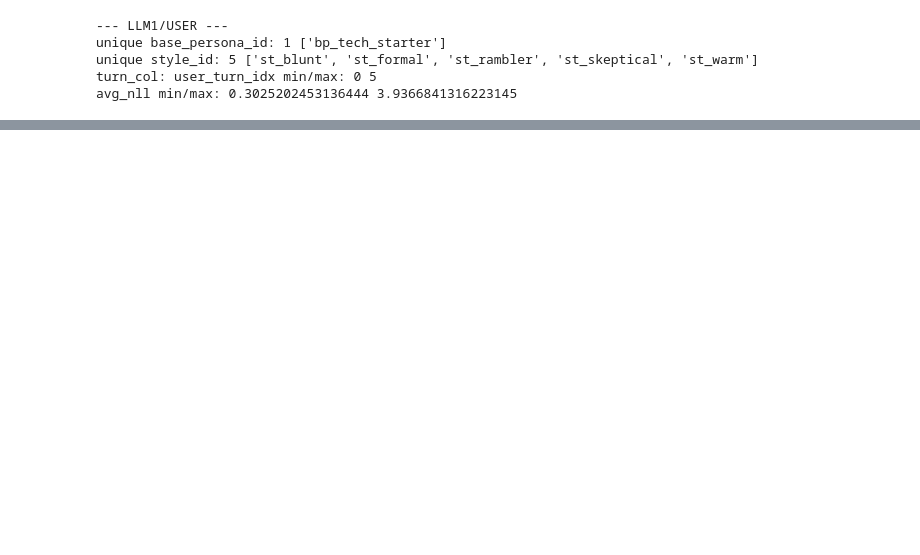
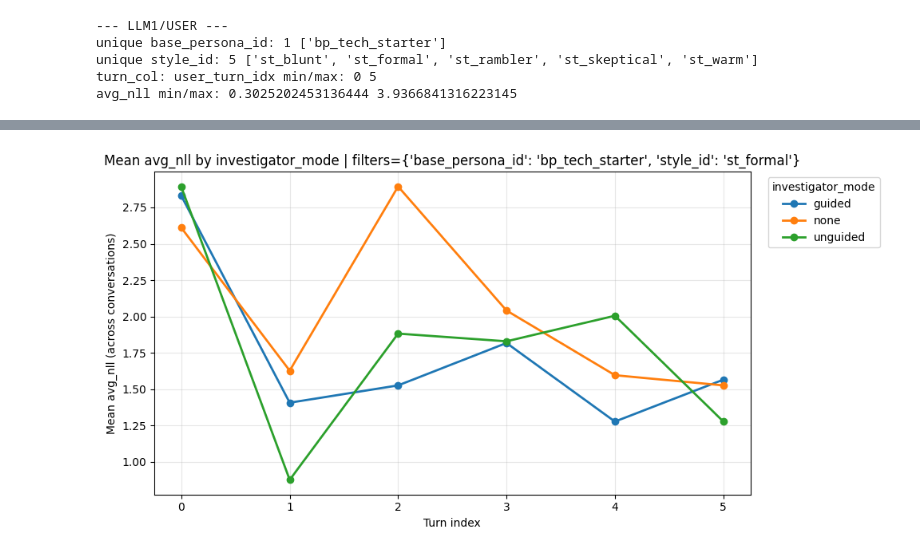
Before and after one commit to emmacristinamora/llm-wm, a Jupyter notebook: llm-vs-llm/notebooks/01_plot_nll_by_turn.ipynb, the cells around one changed output, grey strips where cells are left out. Saved outputs shown, nothing was run; the diff lists cells and outputs as text; code cells hidden in the pictures; blank space fills up the shorter version.

```diff
--- a/llm-vs-llm/notebooks/01_plot_nll_by_turn.ipynb
+++ b/llm-vs-llm/notebooks/01_plot_nll_by_turn.ipynb
@@ -179,0 +376,8 @@ for st in sorted(df_u["style_id"].unique()):
+# %%
+plot_avg_by_group(
+    df_u,
+    group_col="investigator_mode",
+    filters={"base_persona_id": "bp_tech_starter", "style_id": "st_formal"},
+)
+# %% [output]
+[figure, added]
```
Also changed, not shown: parts of 17 cells of this notebook, 5 other files.
